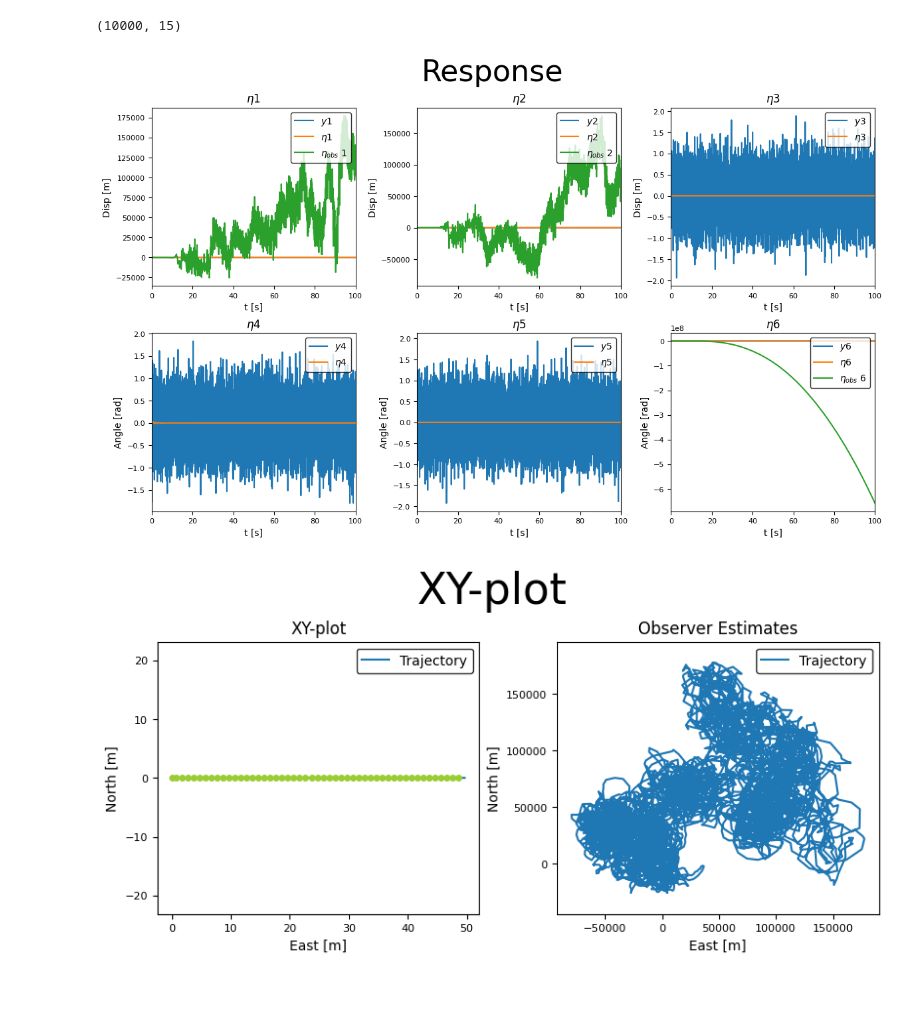
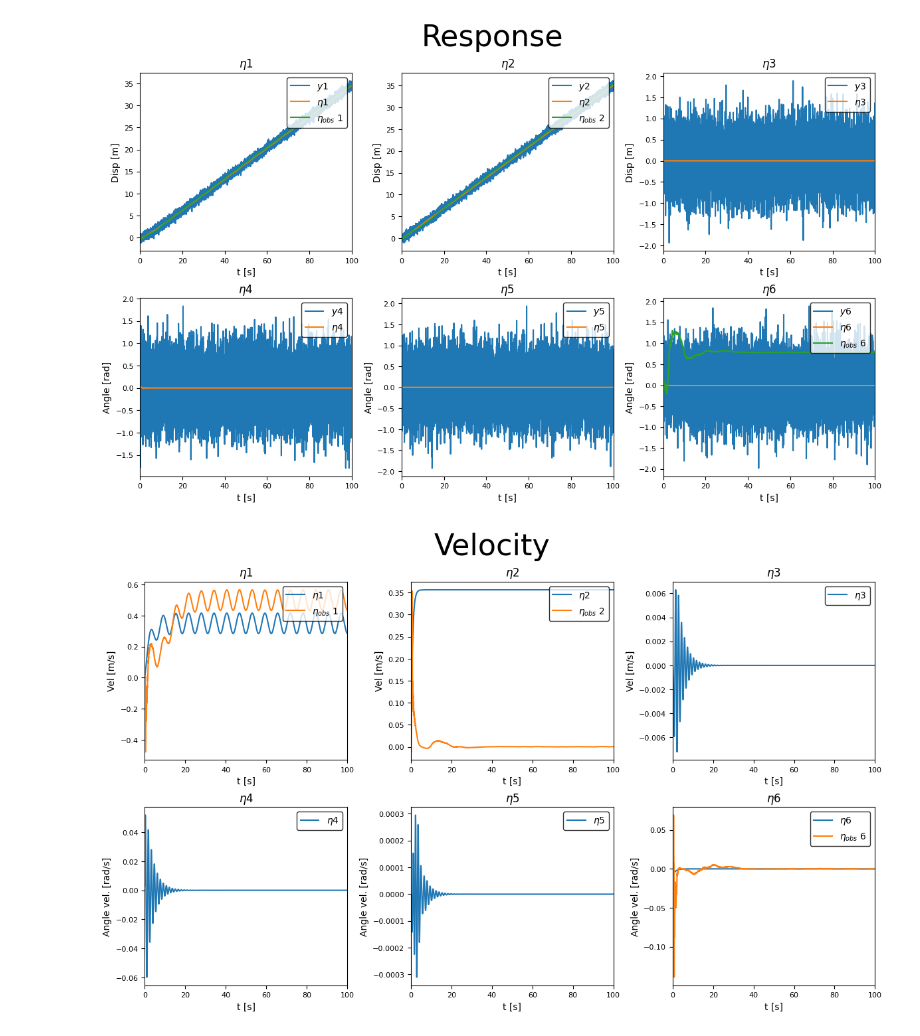
Before and after one commit to janerikhy/Wave-Model, a Jupyter notebook: Observer/testObserver.ipynb, the cells around one changed output. Drawn from its saved outputs; the diff is of its cells as text; code cells hidden in the pictures; blank space fills up the shorter version.

```diff
--- a/Observer/testObserver.ipynb
+++ b/Observer/testObserver.ipynb
@@ -21,12 +21,14 @@ for i in range(N):
     t = (i+1)*system._dt
 
     # Thruster forces
-    tau = np.array([0*np.sin(t),0,0,0,0,0])
+    tau = np.array([10*np.sin(t),0,0,0,0,0])
 
-    # Env. forces
+    # Current
     U = 0.5         # m/s
-    beta_u = 90     # deg
+    beta_u = 45     # deg
 
+    # Wave forces
+    # = 0
 
     # Calculate x_dot and integrate
     system.x_dot(U, np.deg2rad(beta_u), tau)                   # U, beta, tau
@@ -49,13 +51,13 @@ for i in range(N):
     # Save for storage
     storage_state[i] = np.concatenate([t, system.get_eta(),y, system.get_nu()], axis=None)
     storage_observer[i] = np.concatenate([x_hat, np.diag(P_hat), K[:,0], K[:,1], K[:,2]], axis=None)
+# end
 
+# Store data for plotting
 t = storage_state[:,0]
 eta = storage_state[:,1:7]
 y = storage_state[:,7:13]
 nu = storage_state[:, 13:19]
-
-
 
 xi_hat = storage_observer[:,0:6]
 eta_hat = storage_observer[:,6:9]
@@ -65,10 +67,6 @@ var = storage_observer[:,15:30]
 K_surge = storage_observer[:, 30:45]
 K_sway = storage_observer[:, 45:60]
 K_yaw = storage_observer[:, 60:75]
-
-print(K_surge.shape)
-# %% [output]
-(10000, 15)
 # %%
 # Results
 import matplotlib.pyplot as plt
@@ -113,41 +111,67 @@ for i in range(2):
         if DOF in [1,2,6]:
             axs[i,j].plot(t, eta_hat[:,i_obs], label=r'$\eta_{obs} $ '+str(DOF))
             i_obs+=1
+            # axs[i,j].set_ylim([min(y[:, DOF-1]),max(y[:,DOF-1])])
 
         axs[i,j].legend(loc="upper right", edgecolor="k")
 
 plt.tight_layout()
 plt.suptitle('Response', fontsize=32)
+plt.show()
+
+fig, axs = plt.subplots(2, 3)
+i_obs=0
+for i in range(2):
+    for j in range(3):
+        DOF = j+1+3*i
+        axs[i,j].plot(t, nu[:, DOF-1], label=r'$\eta$'+str(DOF))
+        axs[i,j].grid()
+        axs[i,j].set_xlim([0,dt*N])
+        axs[i,j].set_xlabel('t [s]')
+        axs[i,j].set_title(r'$\nu $'  + str(DOF))
+        if i == 1:
+            axs[i,j].set_ylabel('Angle vel. [rad/s]')
+        else:
+            axs[i,j].set_ylabel('Vel [m/s]')
+        if DOF in [1,2,6]:
+            axs[i,j].plot(t, nu_hat[:,i_obs], label=r'$\nu_{obs} $ '+str(DOF))
+            i_obs+=1
+            # axs[i,j].set_ylim([min(y[:, DOF-1]),max(y[:,DOF-1])])
+
+        axs[i,j].legend(loc="upper right", edgecolor="k")
+
+plt.tight_layout()
+plt.suptitle('Velocity', fontsize=32)
 plt.show()
 
 
 plt.figure(figsize=(8,4))
 plt.suptitle('XY-plot', fontsize=32)
 plt.subplot(121)
 plt.plot(eta[:,1], eta[:,0], label='Trajectory')
 for i in range(len(eta[:,0])):
     if i%200 == 0:
         plt.plot(eta[i,1], eta[i,0],marker="o", markersize=4, color='yellowgreen')
 plt.grid()
 plt.title('XY-plot')
 plt.legend(loc="upper right", edgecolor="k")
 plt.xlabel('East [m]')
 plt.ylabel('North [m]')
 plt.axis('equal')
 plt.subplot(122)
 plt.plot(eta_hat[:,1], eta_hat[:,0], label='Trajectory')
 '''
 for i in range(len(eta_hat[:,0])):
     if i%200 == 0:
         plt.plot(eta_hat[i,1], eta_hat[i,0],marker="o", markersize=4, color='yellowgreen')
 '''
 plt.grid()
 plt.title('Observer Estimates')
 plt.legend(loc="upper right", edgecolor="k")
 plt.xlabel('East [m]')
 plt.ylabel('North [m]')
 plt.axis('equal')
 plt.show()
 # %% [output]
-[figure, old version]
+[figure, new version]
-[figure, old version]
+[figure, new version]
```
Also changed, not shown: parts of 2 cells of this notebook, 1 other file.
